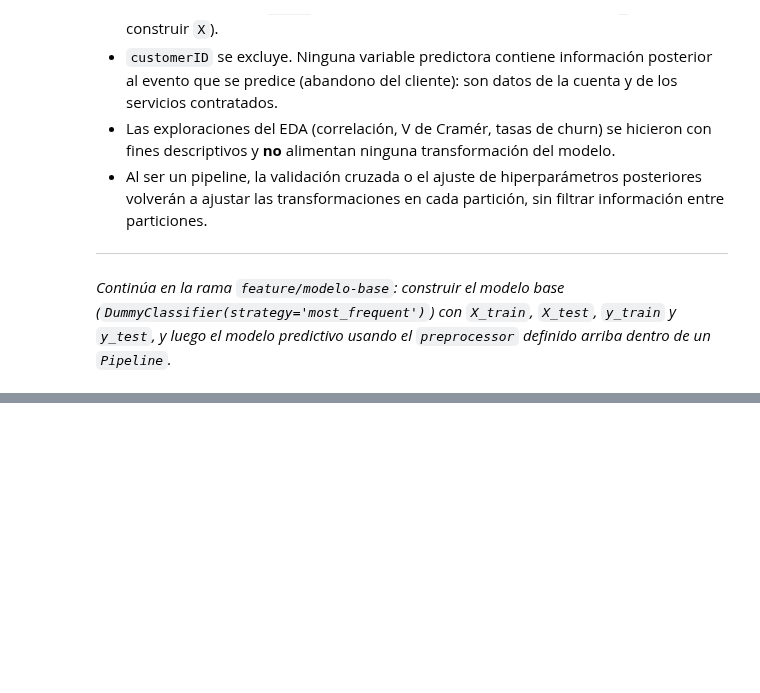
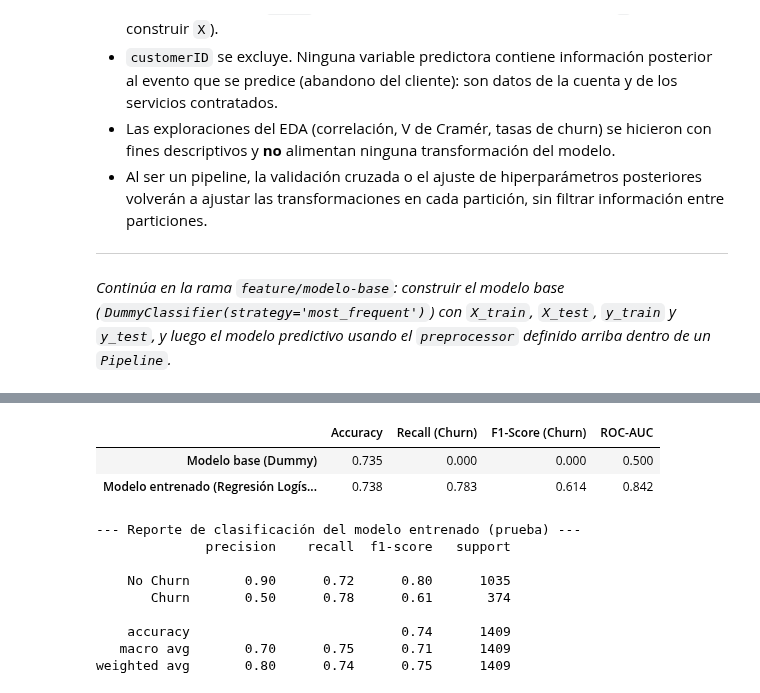
Before and after one commit to NorbeyR/telco-customer-churn-ml, a Jupyter notebook: fase-1/notebook.ipynb, the cells around one changed output, grey strips where cells are left out. Drawn from its saved outputs; the diff is of its cells as text; code cells hidden in the pictures; blank space fills up the shorter version.

```diff
--- a/fase-1/notebook.ipynb
+++ b/fase-1/notebook.ipynb
@@ -480,0 +599,12 @@ Medias aprendidas SOLO con entrenamiento (para escalar):
+# %%
+from sklearn.linear_model import LogisticRegression
+
+NOMBRE_MODELO = "Regresión Logística"
+
+# Mismo preprocessor de la sección 4 + clasificador, dentro de un Pipeline
+modelo = Pipeline(steps=[
+    ("preprocessor", preprocessor),
+    ("classifier", LogisticRegression(class_weight="balanced", max_iter=1000, random_state=SEED)),
+])
+
+modelo
@@ -480,0 +680,33 @@ Medias aprendidas SOLO con entrenamiento (para escalar):
+# %%
+from sklearn.metrics import precision_score
+
+# Única evaluación sobre el conjunto de prueba
+y_pred = modelo.predict(X_test)
+y_proba = modelo.predict_proba(X_test)[:, 1]
+
+comparacion = pd.DataFrame({
+    "Modelo base (Dummy)": df_baseline.iloc[0],
+    f"Modelo entrenado ({NOMBRE_MODELO})": pd.Series({
+        "Accuracy": accuracy_score(y_test, y_pred),
+        "Recall (Churn)": recall_score(y_test, y_pred),
+        "F1-Score (Churn)": f1_score(y_test, y_pred),
+        "ROC-AUC": roc_auc_score(y_test, y_proba),
+    }),
+}).T.round(3)
+display(comparacion)
+
+print("\n--- Reporte de clasificación del modelo entrenado (prueba) ---")
+print(classification_report(y_test, y_pred, target_names=["No Churn", "Churn"]))
+# %% [output]
+|  | Accuracy | Recall (Churn) | F1-Score (Churn) | ROC-AUC |
+| Modelo base (Dummy) | 0.735 | 0.000 | 0.000 | 0.500 |
+| Modelo entrenado (Regresión Logís... | 0.738 | 0.783 | 0.614 | 0.842 |
+--- Reporte de clasificación del modelo entrenado (prueba) ---
+              precision    recall  f1-score   support
+
+    No Churn       0.90      0.72      0.80      1035
+       Churn       0.50      0.78      0.61       374
+
+    accuracy                           0.74      1409
+   macro avg       0.70      0.75      0.71      1409
+weighted avg       0.80      0.74      0.75      1409
```
Also changed, not shown: parts of 18 cells of this notebook, 1 other file.
